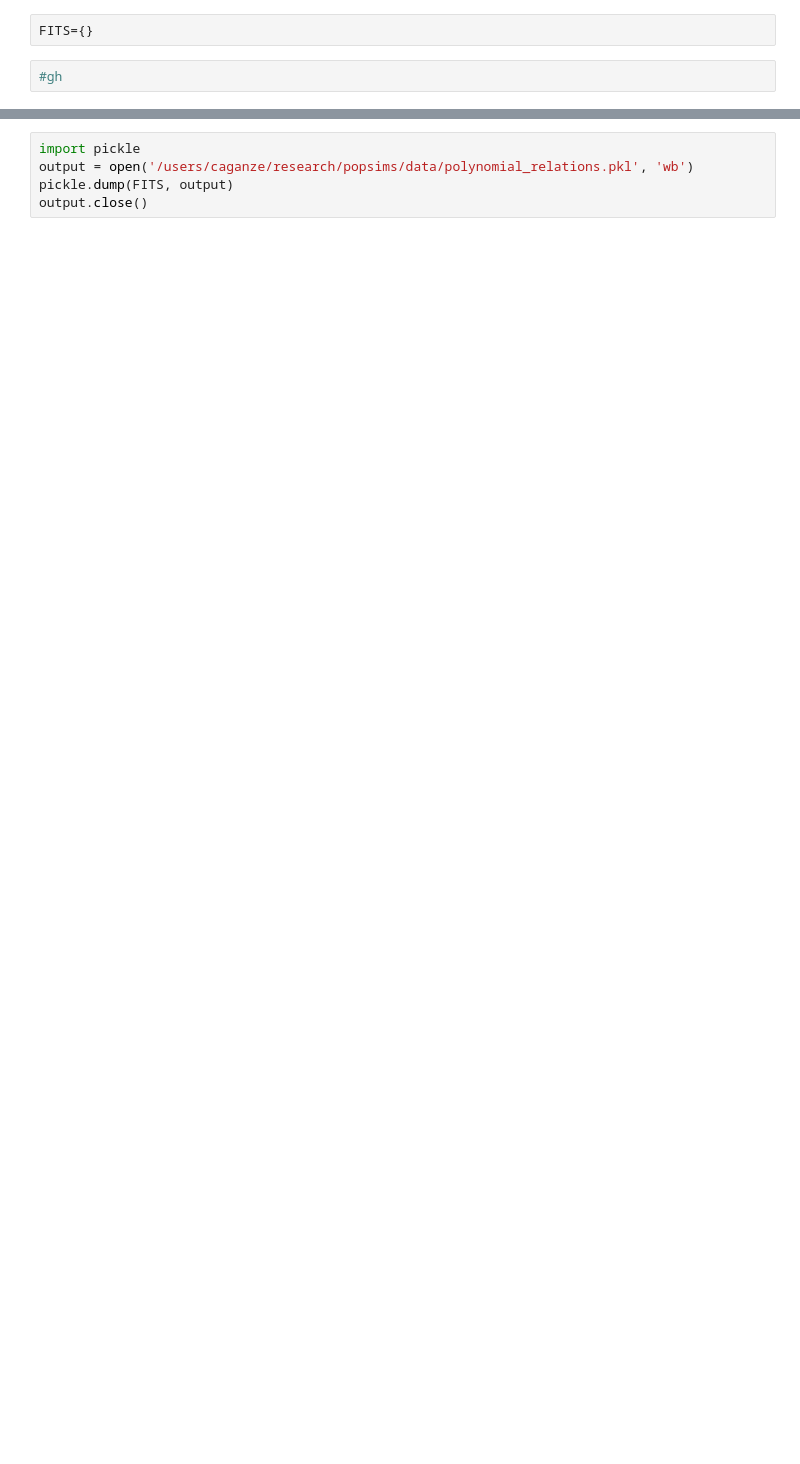
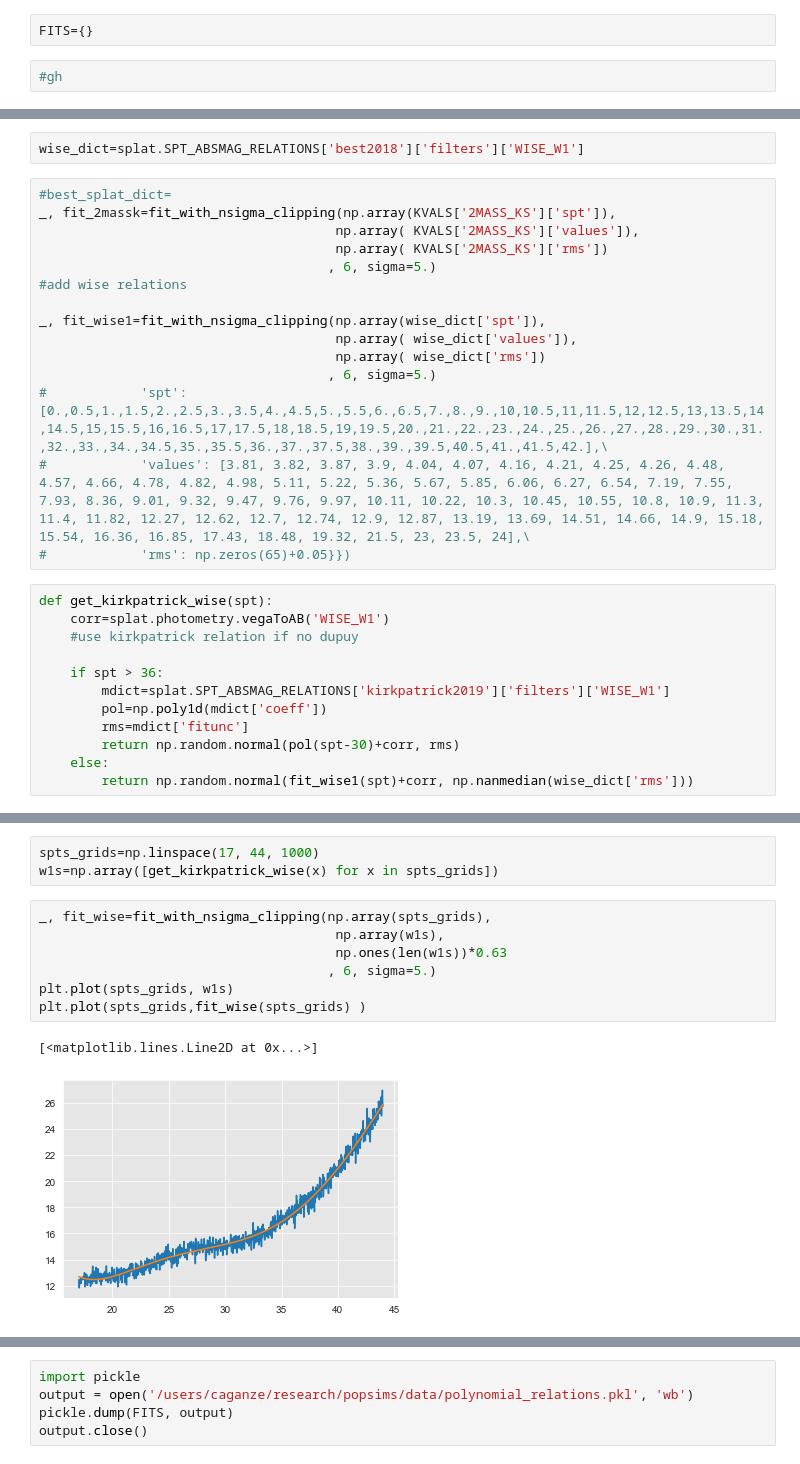
Before and after one commit to caganze/popsims, a Jupyter notebook: notebooks/absmag relations.ipynb, the cells around one changed output, grey strips where cells are left out. Saved outputs shown, nothing was run; the diff lists cells and outputs as text; blank space fills up the shorter version.

```diff
--- a/notebooks/absmag relations.ipynb
+++ b/notebooks/absmag relations.ipynb
@@ -346,0 +407,29 @@ for c, a in zip(abs_df.columns, np.concatenate(ax)):
+# %%
+wise_dict=splat.SPT_ABSMAG_RELATIONS['best2018']['filters']['WISE_W1']
+# %%
+#best_splat_dict=
+_, fit_2massk=fit_with_nsigma_clipping(np.array(KVALS['2MASS_KS']['spt']),
+                                      np.array( KVALS['2MASS_KS']['values']),
+                                      np.array( KVALS['2MASS_KS']['rms'])
+                                     , 6, sigma=5.)
+#add wise relations
+
+_, fit_wise1=fit_with_nsigma_clipping(np.array(wise_dict['spt']),
+                                      np.array( wise_dict['values']),
+                                      np.array( wise_dict['rms'])
+                                     , 6, sigma=5.)
+#            'spt': [0.,0.5,1.,1.5,2.,2.5,3.,3.5,4.,4.5,5.,5.5,6.,6.5,7.,8.,9.,10,10.5,11,11.5,12,12.5,13,13.5,14,14.5,15,15.5,16,16.5,17,17.5,18,18.5,19,19.5,20.,21.,22.,23.,24.,25.,26.,27.,28.,29.,30.,31.,32.,33.,34.,34.5,35.,35.5,36.,37.,37.5,38.,39.,39.5,40.5,41.,41.5,42.],\
+#            'values': [3.81, 3.82, 3.87, 3.9, 4.04, 4.07, 4.16, 4.21, 4.25, 4.26, 4.48, 4.57, 4.66, 4.78, 4.82, 4.98, 5.11, 5.22, 5.36, 5.67, 5.85, 6.06, 6.27, 6.54, 7.19, 7.55, 7.93, 8.36, 9.01, 9.32, 9.47, 9.76, 9.97, 10.11, 10.22, 10.3, 10.45, 10.55, 10.8, 10.9, 11.3, 11.4, 11.82, 12.27, 12.62, 12.7, 12.74, 12.9, 12.87, 13.19, 13.69, 14.51, 14.66, 14.9, 15.18, 15.54, 16.36, 16.85, 17.43, 18.48, 19.32, 21.5, 23, 23.5, 24],\
+#            'rms': np.zeros(65)+0.05}})
+# %%
+def get_kirkpatrick_wise(spt):
+    corr=splat.photometry.vegaToAB('WISE_W1')
+    #use kirkpatrick relation if no dupuy
+
+    if spt > 36:
+        mdict=splat.SPT_ABSMAG_RELATIONS['kirkpatrick2019']['filters']['WISE_W1']
+        pol=np.poly1d(mdict['coeff'])
+        rms=mdict['fitunc']
+        return np.random.normal(pol(spt-30)+corr, rms)
+    else:
+        return np.random.normal(fit_wise1(spt)+corr, np.nanmedian(wise_dict['rms']))
@@ -346,0 +444,13 @@ for c, a in zip(abs_df.columns, np.concatenate(ax)):
+# %%
+spts_grids=np.linspace(17, 44, 1000)
+w1s=np.array([get_kirkpatrick_wise(x) for x in spts_grids])
+# %%
+_, fit_wise=fit_with_nsigma_clipping(np.array(spts_grids),
+                                      np.array(w1s),
+                                      np.ones(len(w1s))*0.63
+                                     , 6, sigma=5.)
+plt.plot(spts_grids, w1s)
+plt.plot(spts_grids,fit_wise(spts_grids) )
+# %% [output]
+[<matplotlib.lines.Line2D at 0x...>]
+[figure, added]
```
Also changed, not shown: parts of 24 cells of this notebook, 24 other files.
